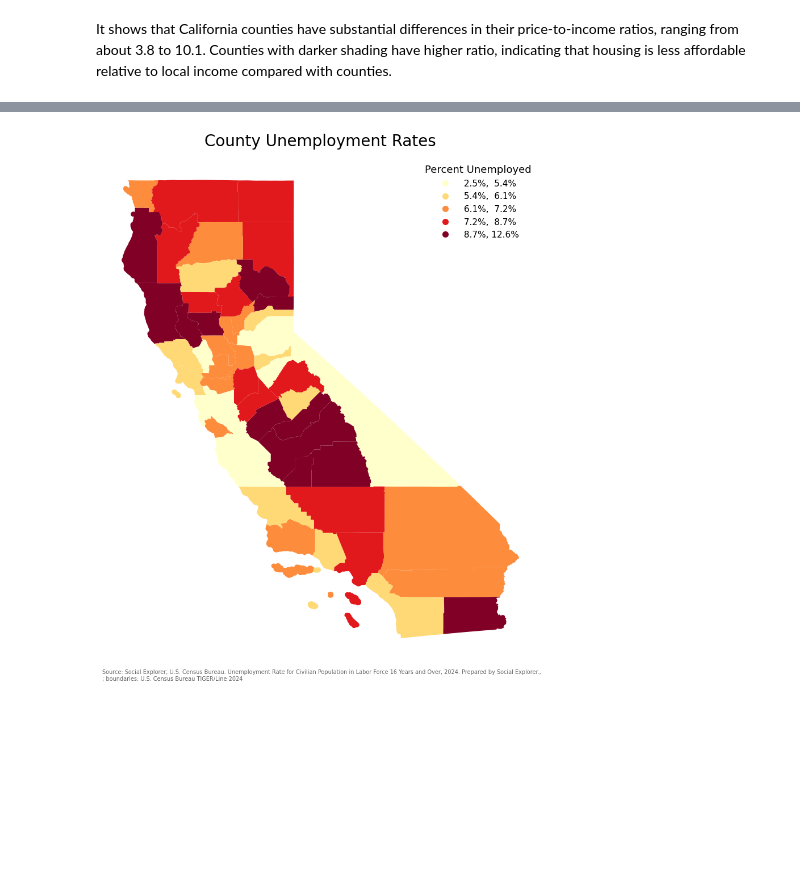
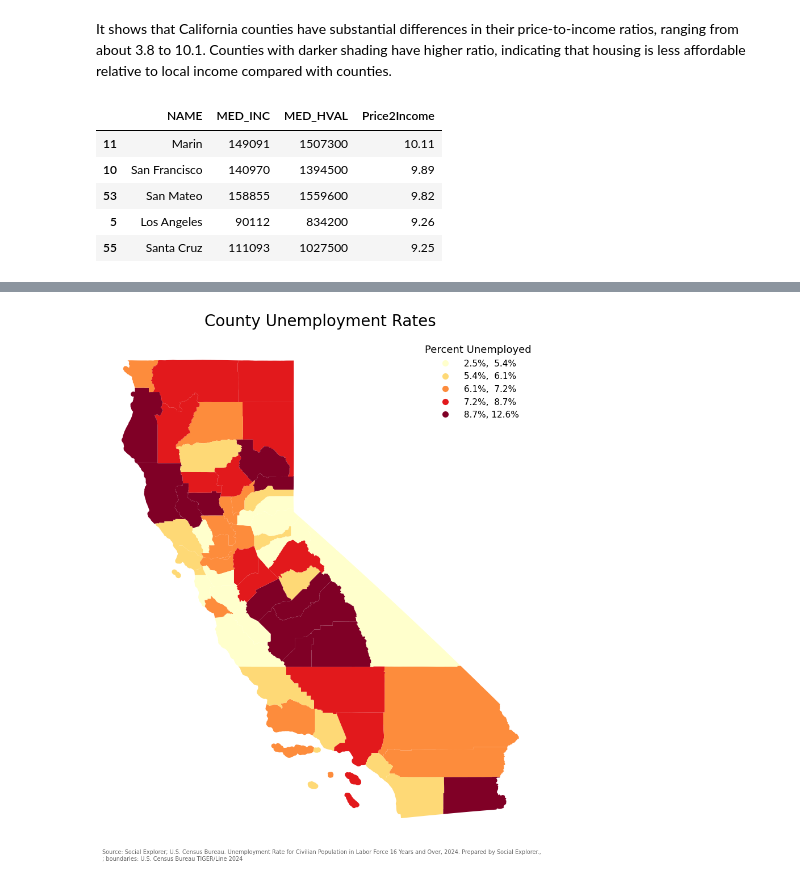
Before and after one commit to HowardChen0211/gisPy, a Jupyter notebook: ProblemSets_map.ipynb, the cells around one changed output, grey strips where cells are left out. Drawn from its saved outputs; the diff is of its cells as text; code cells hidden in the pictures; blank space fills up the shorter version.

```diff
--- a/ProblemSets_map.ipynb
+++ b/ProblemSets_map.ipynb
@@ -642,2 +641,11 @@ plt.show()
 # %% [markdown]
 It shows that California counties have substantial differences in their price-to-income ratios, ranging from about 3.8 to 10.1. Counties with darker shading have higher ratio, indicating that housing is less affordable relative to local income compared with counties.
+# %%
+gdf.nlargest(5, "Price2Income")[["NAME", "MED_INC", "MED_HVAL", "Price2Income"]]
+# %% [output]
+|  | NAME | MED_INC | MED_HVAL | Price2Income |
+| 11 | Marin | 149091 | 1507300 | 10.11 |
+| 10 | San Francisco | 140970 | 1394500 | 9.89 |
+| 53 | San Mateo | 158855 | 1559600 | 9.82 |
+| 5 | Los Angeles | 90112 | 834200 | 9.26 |
+| 55 | Santa Cruz | 111093 | 1027500 | 9.25 |
```
Also changed, not shown: parts of 10 cells of this notebook.
